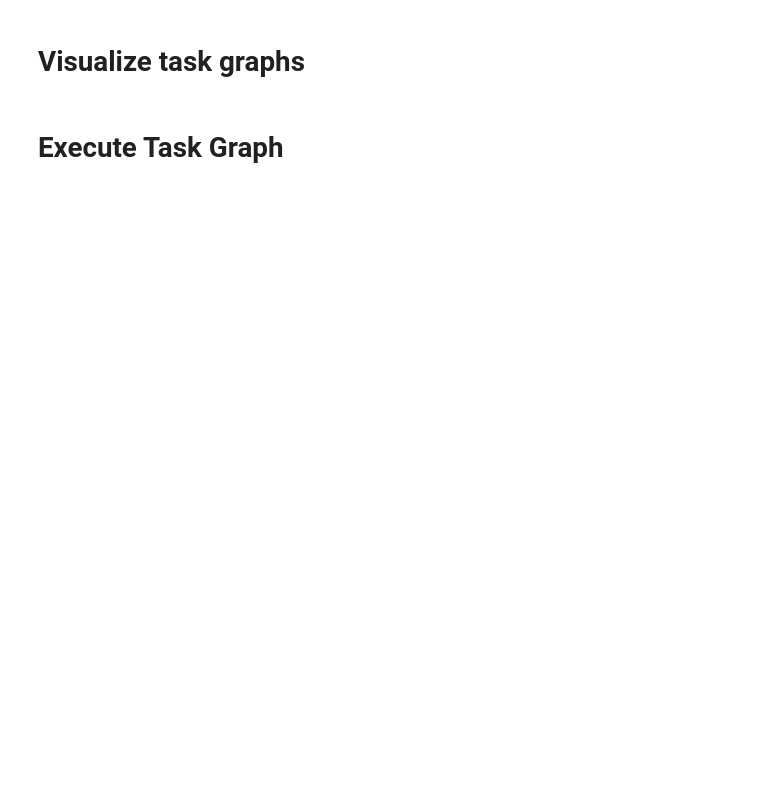
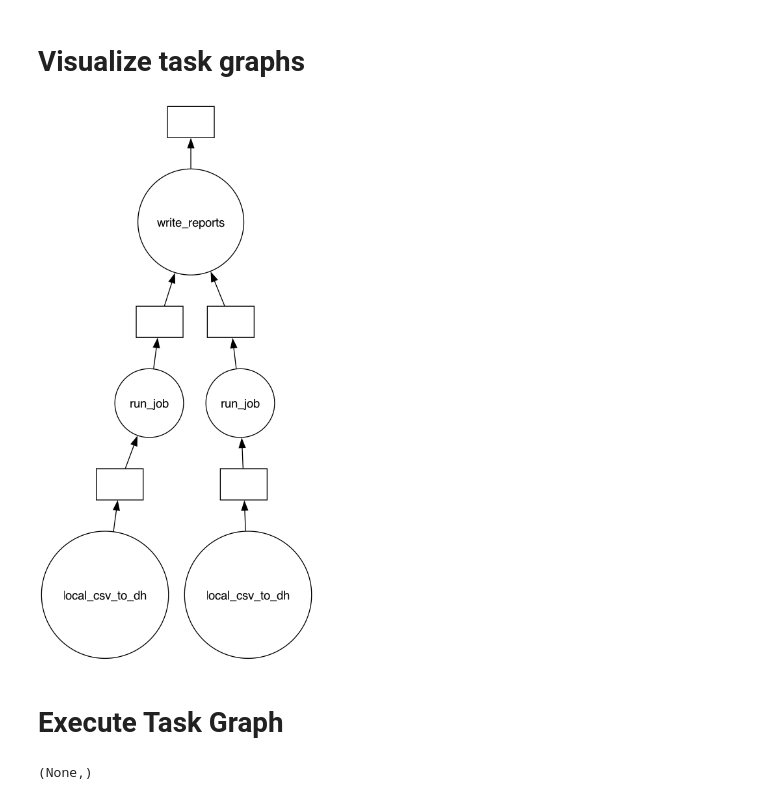
Before and after one commit to slacgismo/solar-data-tools, a Jupyter notebook: notebooks/runner.ipynb, the cells around one changed output. Cells and saved outputs as stored; diff of their text form; code cells hidden in the pictures; blank space fills up the shorter version.

Commit message:
Define "aggregate_reports" as a dask task to pipe outputs into a file

```diff
--- a/notebooks/runner.ipynb
+++ b/notebooks/runner.ipynb
@@ -136,17 +137,30 @@ def generate_tasks_directory(directory, track_times=True):
     """
     result = []
     for filename in get_csvs_in_dir(directory):
-        result.append(generate_task_local(filename))
+        if "log.csv" not in filename:
+            result.append(generate_task_local(filename))
     return result
+# %%
+def write_reports(reports, filename):
+    if filename != "":
+        #logs = client.get_worker_logs()
+        with open(filename, "w") as fp:
+            writer = csv.writer(fp)
+            header = []
+            for key in reports[0].keys():
+                header.append(key)
+            writer.writerow(header)
+            for r in reports:
+                writer.writerow(r.values())
 # %% [markdown]
 # Visualize task graphs
 # %%
 obj_list = generate_tasks_directory("./")
+aggregate_reports_task = delayed(write_reports)(obj_list, "log.csv")
 # %%
-# Note that with the graphic engine on certain machines,
-# Dask will only allow to produce one graph per code block,
-# hence the code below.
-obj_list[0].visualize()
+aggregate_reports_task.visualize()
+# %% [output]
+[figure, added]
 # %% [markdown]
 # Execute Task Graph
 # %%
@@ -168,4 +182,7 @@ def execute_tasks(task_list):
 # %%
 client = Client(threads_per_worker=4, n_workers=2)
 
-execute_tasks(obj_list)
+#reports = execute_tasks(obj_list)
+compute(aggregate_reports_task)
+# %% [output]
+(None,)
```
Also changed, not shown: parts of 3 cells of this notebook.
